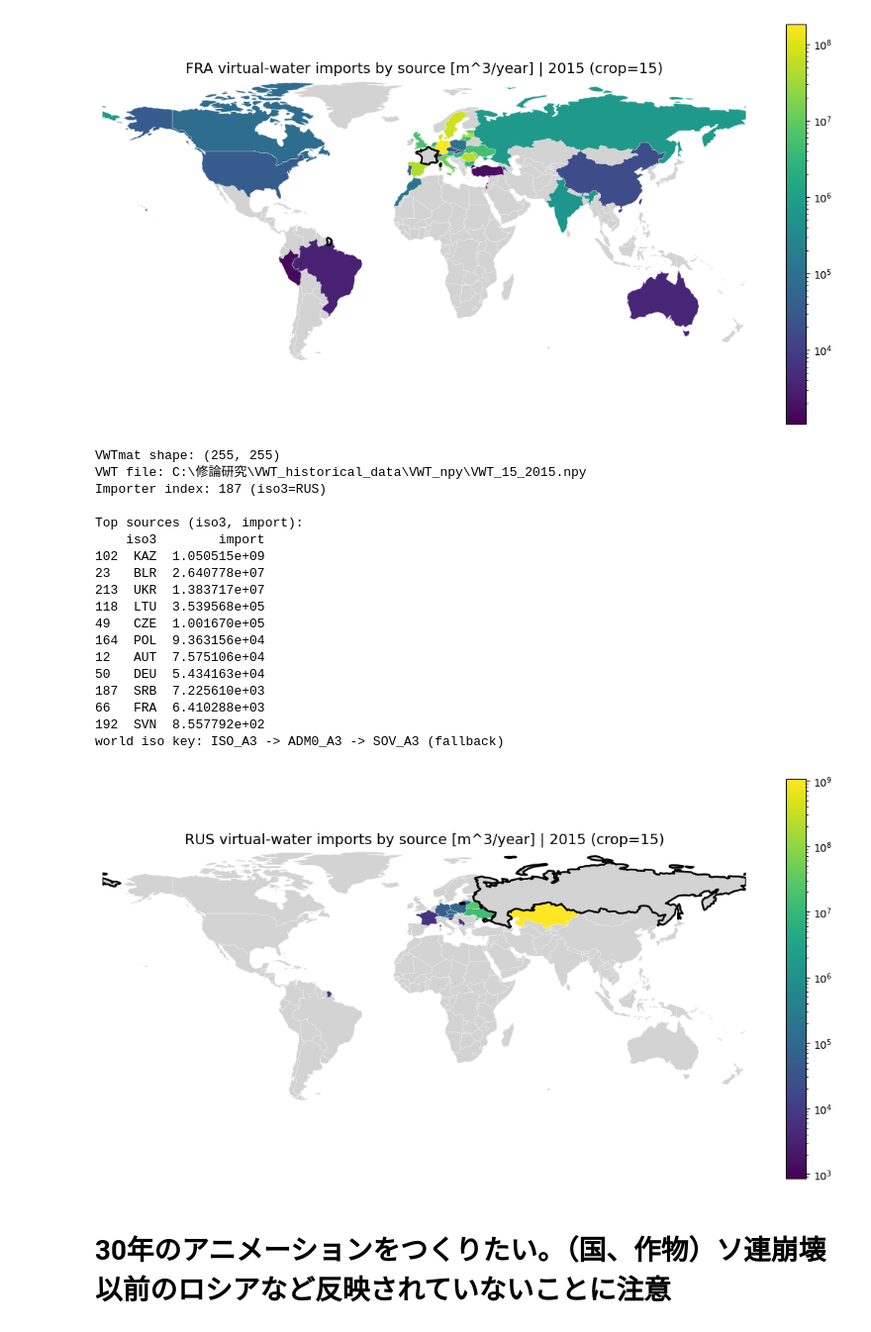
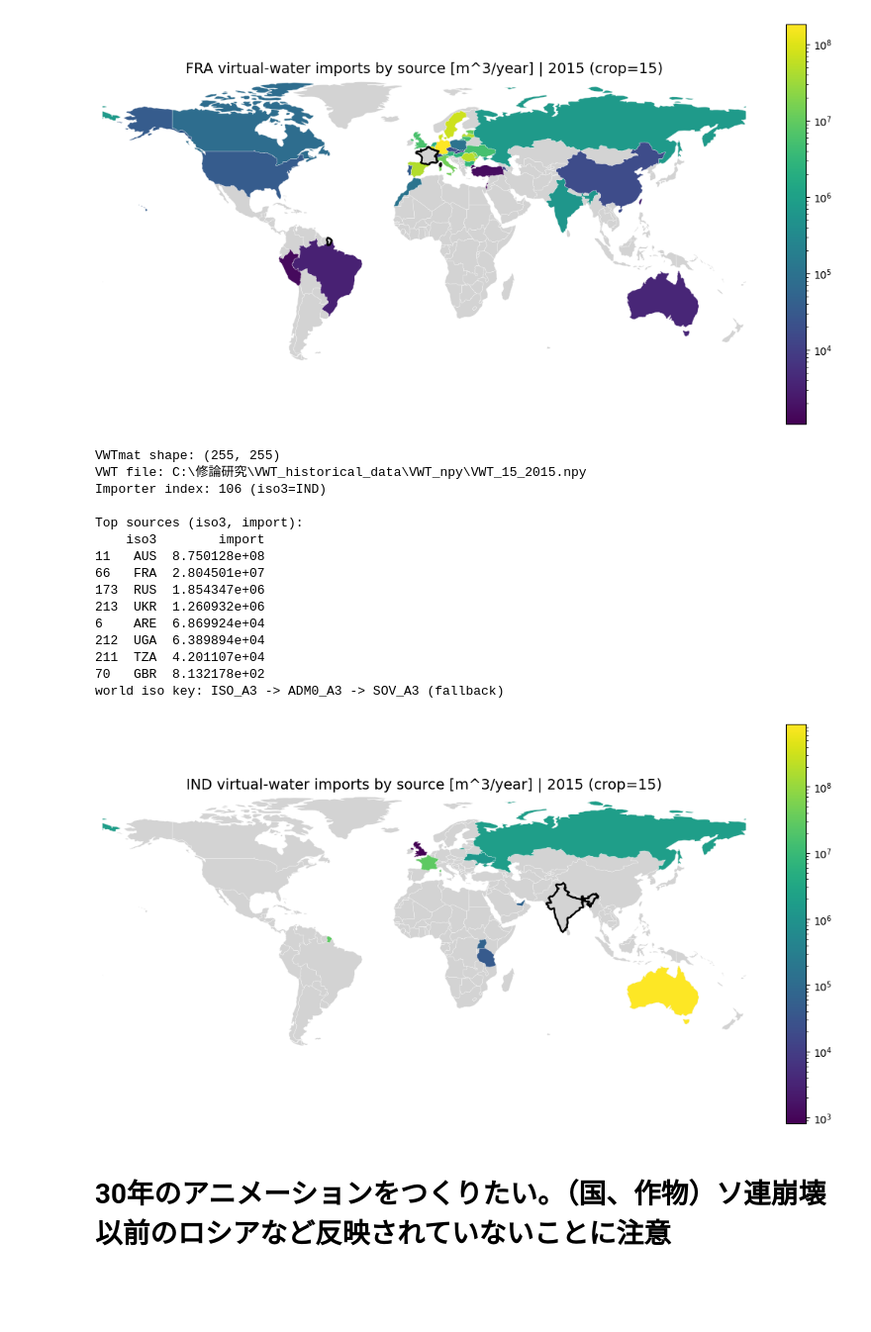
Before and after one commit to hgsl-general/2025_master_Tsuda, a Jupyter notebook: codes/Japan_rice_import.ipynb, the cells around one changed output. Shown at 99% size. Drawn from its saved outputs; the diff is of its cells as text; code cells hidden in the pictures; blank space fills up the shorter version.

```diff
--- a/codes/Japan_rice_import.ipynb
+++ b/codes/Japan_rice_import.ipynb
@@ -460,47 +460,44 @@ def plot_vwt_imports_by_source(
 
     ax.set_aspect("equal", adjustable="box")
     ax.set_xlim(*xlim)
     ax.set_ylim(*ylim)
     plt.show()
 
     return src_pos, m
 
 
 # 使い方
 COUNTRY_LIST_XLSX = r"C:\修論研究\VWT_historical_data\country_list.xlsx"
 VWT_NPY_TEMPLATE  = r"C:\修論研究\VWT_historical_data\VWT_npy\VWT_{crop}_{year}.npy"
 NE_COUNTRIES_SHP  = r"C:\修論研究\ne_110m_admin_0_countries.zip!ne_110m_admin_0_countries.shp"
 
 src_pos, merged_map = plot_vwt_imports_by_source(
-    importer_iso3="RUS",   # 1991以前はUSSRを自動採用
+    importer_iso3="IND",   # 1991以前はUSSRを自動採用
     year=2015,
     crop=15,
     country_list_xlsx=COUNTRY_LIST_XLSX,
     vwt_npy_template=VWT_NPY_TEMPLATE,
     ne_countries_shp=NE_COUNTRIES_SHP,
     use_log=True,
     top_n_print=20,
 )
 # %% [output]
 VWTmat shape: (255, 255)
 VWT file: C:\修論研究\VWT_historical_data\VWT_npy\VWT_15_2015.npy
-Importer index: 187 (iso3=RUS)
+Importer index: 106 (iso3=IND)
 
 Top sources (iso3, import):
     iso3        import
-102  KAZ  1.050515e+09
-23   BLR  2.640778e+07
-213  UKR  1.383717e+07
-118  LTU  3.539568e+05
-49   CZE  1.001670e+05
-164  POL  9.363156e+04
-12   AUT  7.575106e+04
-50   DEU  5.434163e+04
-187  SRB  7.225610e+03
-66   FRA  6.410288e+03
-192  SVN  8.557792e+02
+11   AUS  8.750128e+08
+66   FRA  2.804501e+07
+173  RUS  1.854347e+06
+213  UKR  1.260932e+06
+6    ARE  6.869924e+04
+212  UGA  6.389894e+04
+211  TZA  4.201107e+04
+70   GBR  8.132178e+02
 world iso key: ISO_A3 -> ADM0_A3 -> SOV_A3 (fallback)
-[figure, old version]
+[figure, new version]
 # %% [markdown]
 # 30年のアニメーションをつくりたい。（国、作物）ソ連崩壊以前のロシアなど反映されていないことに注意
 # %%
```
